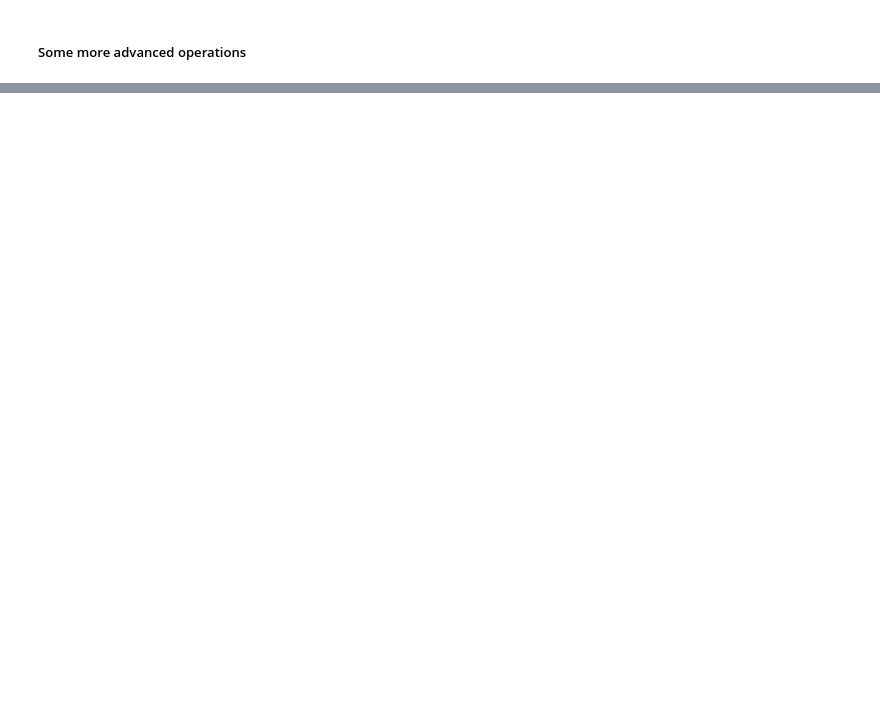
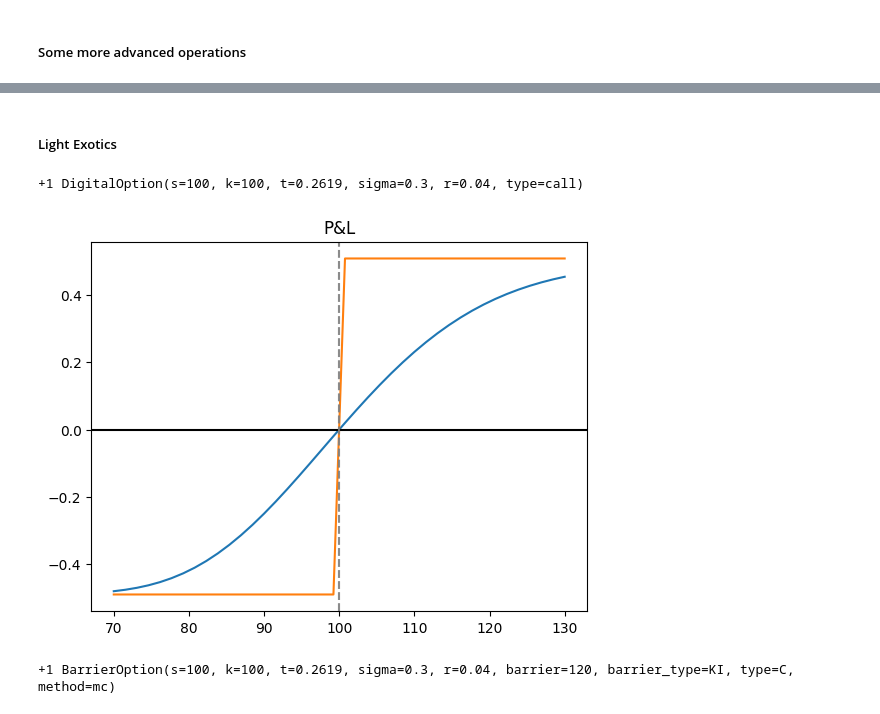
Before and after one commit to lwarner100/optionlib, a Jupyter notebook: test_env.ipynb, the cells around one changed output, grey strips where cells are left out. Drawn from its saved outputs; the diff is of its cells as text; code cells hidden in the pictures; blank space fills up the shorter version.

```diff
--- a/test_env.ipynb
+++ b/test_env.ipynb
@@ -121,0 +125,16 @@ interactive(children=(FloatSlider(value=2.0, description='t', max=2.0, min=0.001
+# %% [markdown]
+##### Light Exotics
+# %%
+digi = opt.DigitalOption(s=100,k=100,sigma=0.3,t='03-17-2023',r=0.04,type='call')
+digi
+# %% [output]
++1 DigitalOption(s=100, k=100, t=0.2619, sigma=0.3, r=0.04, type=call)
+# %%
+digi.plot()
+# %% [output]
+[figure, added]
+# %%
+barrier = opt.BarrierOption(s=100,k=100,sigma=0.3,t='03-17-2023',r=0.04,type='call',barrier=120,barrier_type='KI',N=1,M=1e5,method='mc',control='antithetic')
+barrier
+# %% [output]
++1 BarrierOption(s=100, k=100, t=0.2619, sigma=0.3, r=0.04, barrier=120, barrier_type=KI, type=C, method=mc)
```
Also changed, not shown: parts of 29 cells of this notebook, 2 other files.
